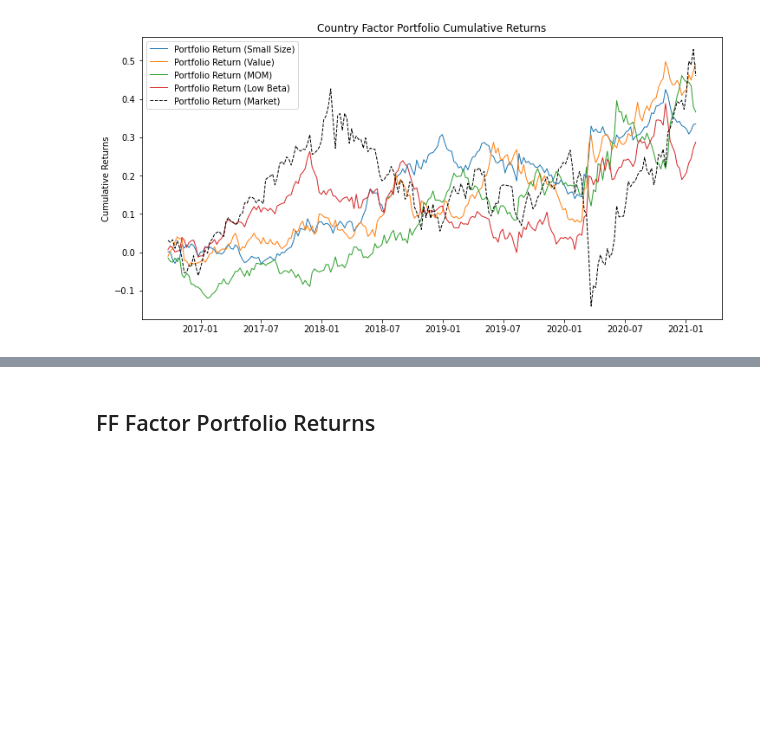
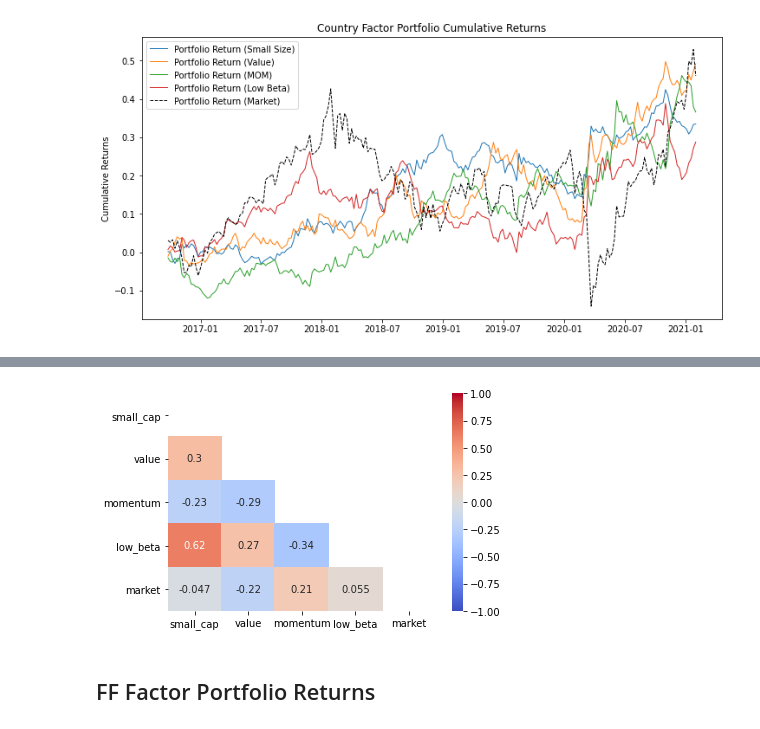
Before and after one commit to wingwingz/AFP, a Jupyter notebook: Portfolio Construction/country_factor_portfolios.ipynb, the cells around one changed output, grey strips where cells are left out. Saved outputs shown, nothing was run; the diff lists cells and outputs as text; code cells hidden in the pictures; blank space fills up the shorter version.

Commit message:
Added factor correlation charts

```diff
--- a/Portfolio Construction/country_factor_portfolios.ipynb
+++ b/Portfolio Construction/country_factor_portfolios.ipynb
@@ -299,6 +300,17 @@ def calc_performance(rets_series, log_ret = True, time = 52):
 
     return all_
 
+def plot_corr(factor_returns_df):
+    '''
+    Takes in factor returns dataframe and outputs factor correlations matrix
+    '''
+    # Construct correlation matrix
+    corr = factor_returns_df.corr()
+    mask = np.triu(np.ones_like(corr, dtype=bool))
+    sns.heatmap(corr, mask = mask, annot = True, vmin=-1, vmax=1, center= 0, cmap= 'coolwarm')
+    plt.show()
+
+
 # Generate graphs of returns
 def plot_perf(perf, perf_bm, label, title):
     fig, ax = plt.subplots(nrows=1, figsize=(12,6))
@@ -338,6 +350,12 @@ perf_df
 | MOM | 7.12 | 12.73 | 4.03 | 0.54 | 2.49 | 12.79 | ... |
 | Low Beta | 5.87 | 12.05 | 3.52 | 0.69 | 3.21 | 20.89 | ... |
 | Market | 8.45 | 20.52 | 2.97 | -0.61 | 2.87 | 39.78 | ... |
+# %%
+# Correlations of country factors
+corr_country_df = plot_corr(all_port_rets)
+corr_country_df
+# %% [output]
+[figure, added]
 # %% [markdown]
 ## FF Factor Portfolio Returns
 # %%
```
Also changed, not shown: parts of 2 cells of this notebook.
